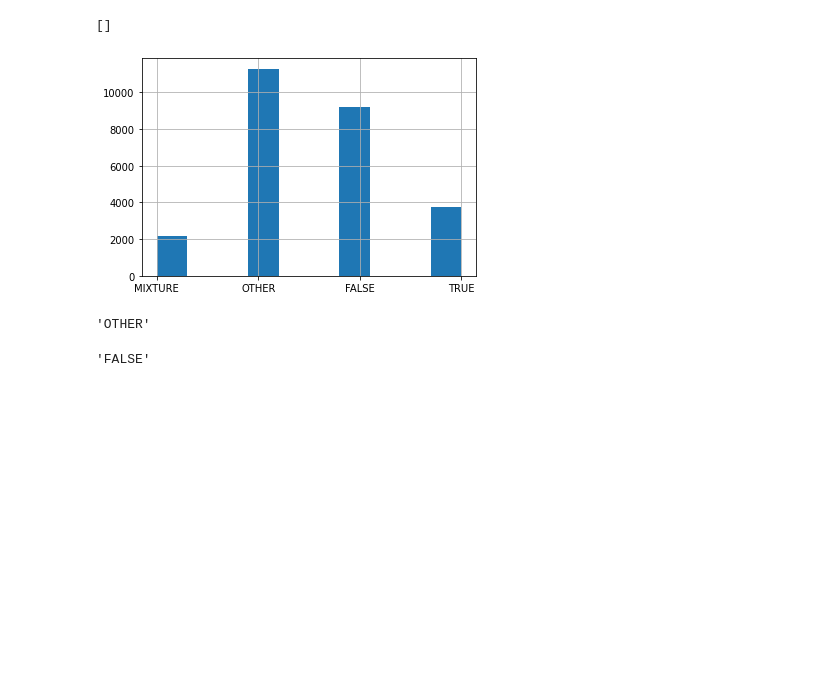
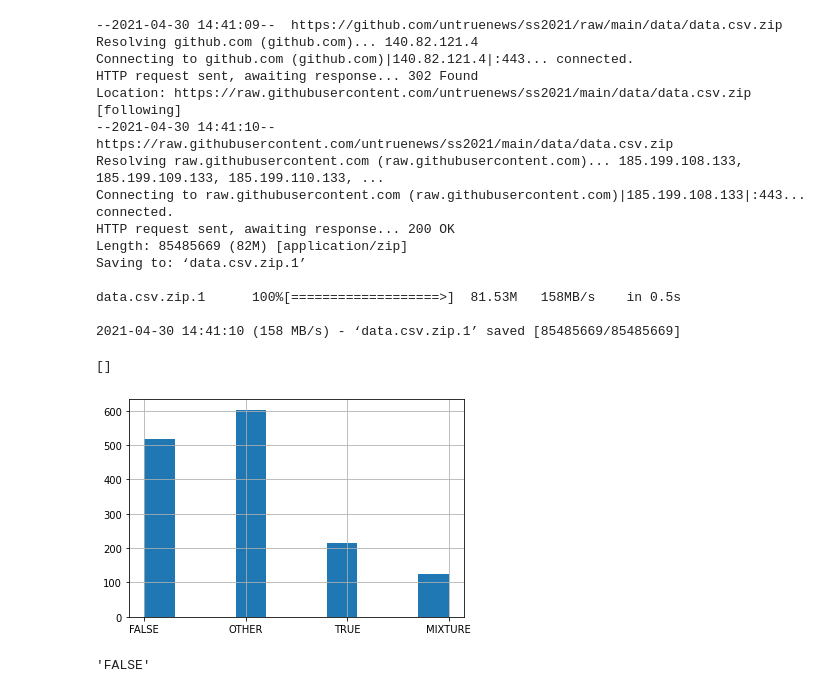
Before and after one commit to untruenews/ss2021, a Jupyter notebook: code/flair.ipynb, the cells around one changed output. Cells and saved outputs as stored; diff of their text form; code cells hidden in the pictures; blank space fills up the shorter version.

Commit message:
training on google colabs

```diff
--- a/code/flair.ipynb
+++ b/code/flair.ipynb
@@ -15,19 +34,33 @@ from flair.embeddings import TransformerWordEmbeddings
 # %%
 #opening the data
-zf = zipfile.ZipFile("../data/data.csv.zip")
-df_raw = pd.read_csv(zf.open('data_out.csv'))
+!wget https://github.com/untruenews/ss2021/raw/main/data/data.csv.zip
+zf = zipfile.ZipFile("data.csv.zip")
+
+#zf = zipfile.ZipFile("../data/data.csv.zip")
+df_raw = pd.read_csv(zf.open('data_out.csv')).sample(n=2000, random_state=1)
 df_raw["rating_alternateName_normalized"]=df_raw["rating_alternateName_normalized"].str.upper() #only making sure the labels are normalized.
 
 ##taking only thet english data.
 df_english=df_raw[df_raw.language=="en"][["claimReview_claimReviewed","rating_alternateName_normalized"]]
 df_english.rating_alternateName_normalized.hist().plot()
 # %% [output]
-[]
+--2021-04-30 14:41:09--  https://github.com/untruenews/ss2021/raw/main/data/data.csv.zip
+Resolving github.com (github.com)... 140.82.121.4
+Connecting to github.com (github.com)|140.82.121.4|:443... connected.
+HTTP request sent, awaiting response... 302 Found
+Location: https://raw.githubusercontent.com/untruenews/ss2021/main/data/data.csv.zip [following]
+--2021-04-30 14:41:10--  https://raw.githubusercontent.com/untruenews/ss2021/main/data/data.csv.zip
+Resolving raw.githubusercontent.com (raw.githubusercontent.com)... 185.199.108.133, 185.199.109.133, 185.199.110.133, ...
+Connecting to raw.githubusercontent.com (raw.githubusercontent.com)|185.199.108.133|:443... connected.
+HTTP request sent, awaiting response... 200 OK
+Length: 85485669 (82M) [application/zip]
+Saving to: ‘data.csv.zip.1’
+
+data.csv.zip.1      100%[===================>]  81.53M   158MB/s    in 0.5s
+
+2021-04-30 14:41:10 (158 MB/s) - ‘data.csv.zip.1’ saved [85485669/85485669]
+[]
-[figure, old version]
+[figure, new version]
-# %%
-list(y_train)[1]
-# %% [output]
-'OTHER'
 # %%
 #splint the data
 X=df_english["claimReview_claimReviewed"]
```
Also changed, not shown: parts of 2 cells of this notebook.
